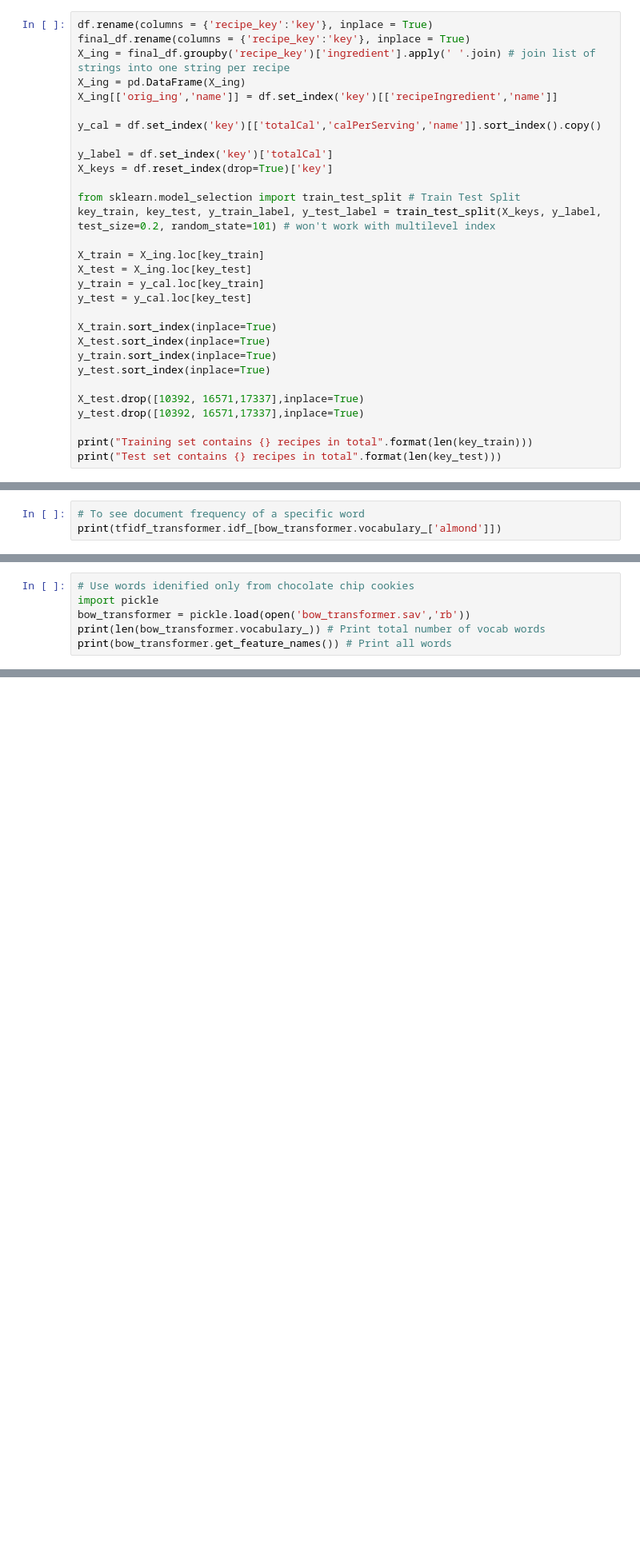
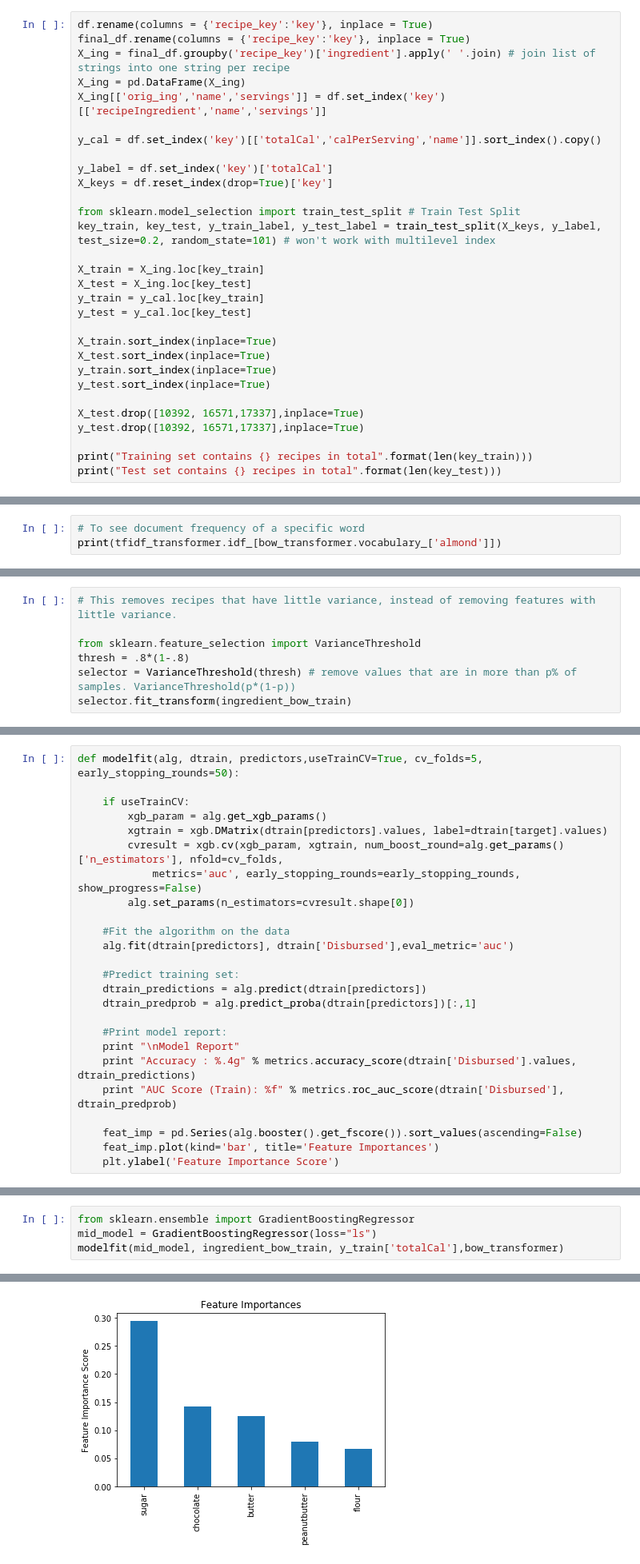
Before and after one commit to jinny-sun/cookie-cutter, a Jupyter notebook: CookieCutter.ipynb, the cells around one changed output, grey strips where cells are left out. Shown at 80% size. Drawn from its saved outputs; the diff is of its cells as text; blank space fills up the shorter version.

```diff
--- a/CookieCutter.ipynb
+++ b/CookieCutter.ipynb
@@ -343,7 +465,7 @@ df.rename(columns = {'recipe_key':'key'}, inplace = True)
 final_df.rename(columns = {'recipe_key':'key'}, inplace = True)
 X_ing = final_df.groupby('recipe_key')['ingredient'].apply(' '.join) # join list of strings into one string per recipe
 X_ing = pd.DataFrame(X_ing)
-X_ing[['orig_ing','name']] = df.set_index('key')[['recipeIngredient','name']]
+X_ing[['orig_ing','name','servings']] = df.set_index('key')[['recipeIngredient','name','servings']]
 
 y_cal = df.set_index('key')[['totalCal','calPerServing','name']].sort_index().copy()
 
@@ -456,9 +568,3 @@ import pickle
 bow_transformer = pickle.load(open('bow_transformer.sav','rb'))
 ingredient_bow_train = pickle.load(open('ingredient_bow_train.sav','rb'))
 ingredient_bow_test = pickle.load(open('ingredient_bow_test.sav','rb'))
-# %%
-# Use words idenified only from chocolate chip cookies
-import pickle
-bow_transformer = pickle.load(open('bow_transformer.sav','rb'))
-print(len(bow_transformer.vocabulary_)) # Print total number of vocab words
-print(bow_transformer.get_feature_names()) # Print all words
@@ -474,0 +579,7 @@ selector.fit_transform(ingredient_bow_train)
+# %%
+# This removes recipes that have little variance, instead of removing features with little variance.
+
+from sklearn.feature_selection import VarianceThreshold
+thresh = .8*(1-.8)
+selector = VarianceThreshold(thresh) # remove values that are in more than p% of samples. VarianceThreshold(p*(1-p))
+selector.fit_transform(ingredient_bow_train)
@@ -474,0 +591,25 @@ selector.fit_transform(ingredient_bow_train)
+# %%
+def modelfit(alg, dtrain, predictors,useTrainCV=True, cv_folds=5, early_stopping_rounds=50):
+
+    if useTrainCV:
+        xgb_param = alg.get_xgb_params()
+        xgtrain = xgb.DMatrix(dtrain[predictors].values, label=dtrain[target].values)
+        cvresult = xgb.cv(xgb_param, xgtrain, num_boost_round=alg.get_params()['n_estimators'], nfold=cv_folds,
+            metrics='auc', early_stopping_rounds=early_stopping_rounds, show_progress=False)
+        alg.set_params(n_estimators=cvresult.shape[0])
+
+    #Fit the algorithm on the data
+    alg.fit(dtrain[predictors], dtrain['Disbursed'],eval_metric='auc')
+
+    #Predict training set:
+    dtrain_predictions = alg.predict(dtrain[predictors])
+    dtrain_predprob = alg.predict_proba(dtrain[predictors])[:,1]
+
+    #Print model report:
+    print "\nModel Report"
+    print "Accuracy : %.4g" % metrics.accuracy_score(dtrain['Disbursed'].values, dtrain_predictions)
+    print "AUC Score (Train): %f" % metrics.roc_auc_score(dtrain['Disbursed'], dtrain_predprob)
+
+    feat_imp = pd.Series(alg.booster().get_fscore()).sort_values(ascending=False)
+    feat_imp.plot(kind='bar', title='Feature Importances')
+    plt.ylabel('Feature Importance Score')
@@ -474,0 +661,5 @@ selector.fit_transform(ingredient_bow_train)
+# %%
+from sklearn.ensemble import GradientBoostingRegressor
+mid_model = GradientBoostingRegressor(loss="ls")
+modelfit(mid_model, ingredient_bow_train, y_train['totalCal'],bow_transformer)
+# %% [output]
@@ -474,0 +680 @@ selector.fit_transform(ingredient_bow_train)
+[figure, added]
```
Also changed, not shown: parts of 97 cells of this notebook.
